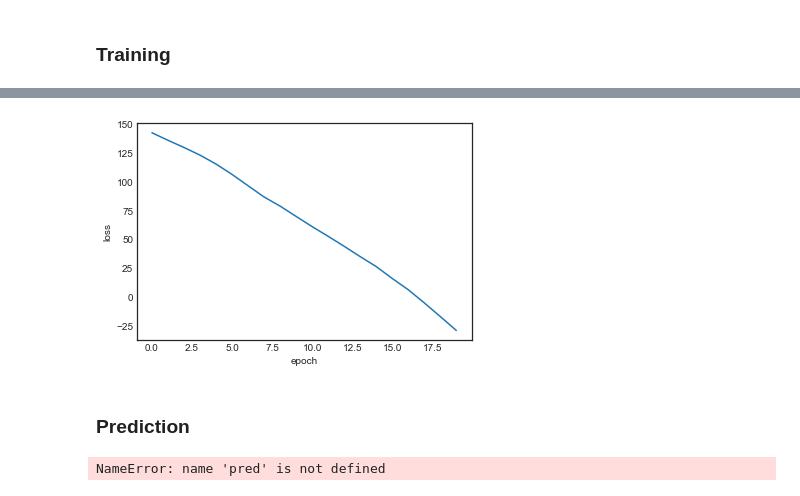
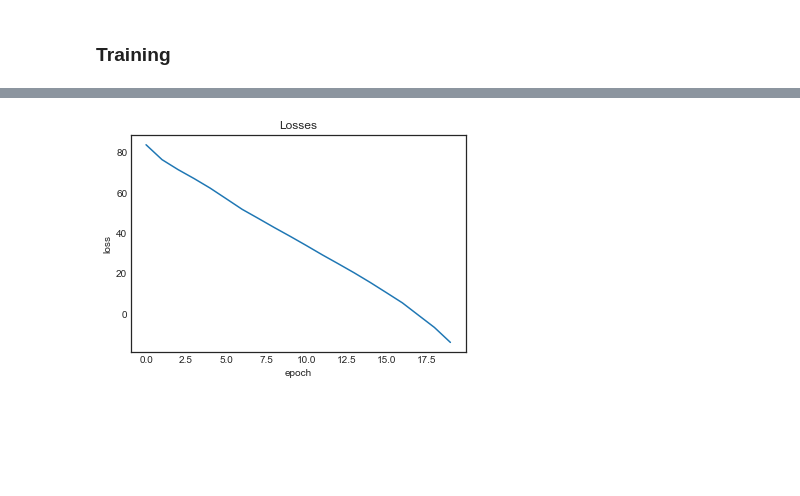
Before and after one commit to lisaong/diec, a Jupyter notebook: day3/Anomaly_detection_train.ipynb, the cells around one changed output, grey strips where cells are left out. Cells and saved outputs as stored; diff of their text form; code cells hidden in the pictures; blank space fills up the shorter version.

```diff
--- a/day3/Anomaly_detection_train.ipynb
+++ b/day3/Anomaly_detection_train.ipynb
@@ -165 +174,4 @@ high_mean_cols
+# %%
+# pick one of the variables to do anomaly detection
+series = 'BottlesNotUsed'
 # %%
@@ -314,8 +320,8 @@ class VAE(object):
 # %% [markdown]
 ### Training
 # %%
-y = scaled_df1[:, df1.columns == 'UltraSonic_Corn.DistanceM']
-y_train, y_test = train_test_split(y, shuffle=False)
+y = scaled_df1[:, df1.columns == series]
+y_train, y_test = train_test_split(y, shuffle=False, train_size=4000)
 
 y_train.shape
 # %% [output]
@@ -331,5 +338,5 @@ plt.show()
 # %%
-model = VAE(z_dim=20, n_dim=100, n_hidden_layers=20)
+model = VAE(z_dim=20, n_dim=50, n_hidden_layers=20)
 model.fit(y_train, num_epochs=20)
 # %% [output]
 Training anomaly detector/dimensionality reduction VAE
@@ -353,15 +360,7 @@ True
 # %%
 fig, ax = plt.subplots()
 ax.plot(model.losses)
-ax.set(xlabel='epoch', ylabel='loss')
+ax.set(title='Losses', xlabel='epoch', ylabel='loss')
 plt.show()
 # %% [output]
-[figure, old version]
+[figure, new version]
-# %% [markdown]
-### Prediction
-# %%
-model.sess.run(pred, feed_dict={model.input:y_train})
-
-#                feed_dict = {self.input: X, self.batch_size: batch_size})
-# %% [output]
-NameError: name 'pred' is not defined
```
Also changed, not shown: parts of 13 cells of this notebook.
